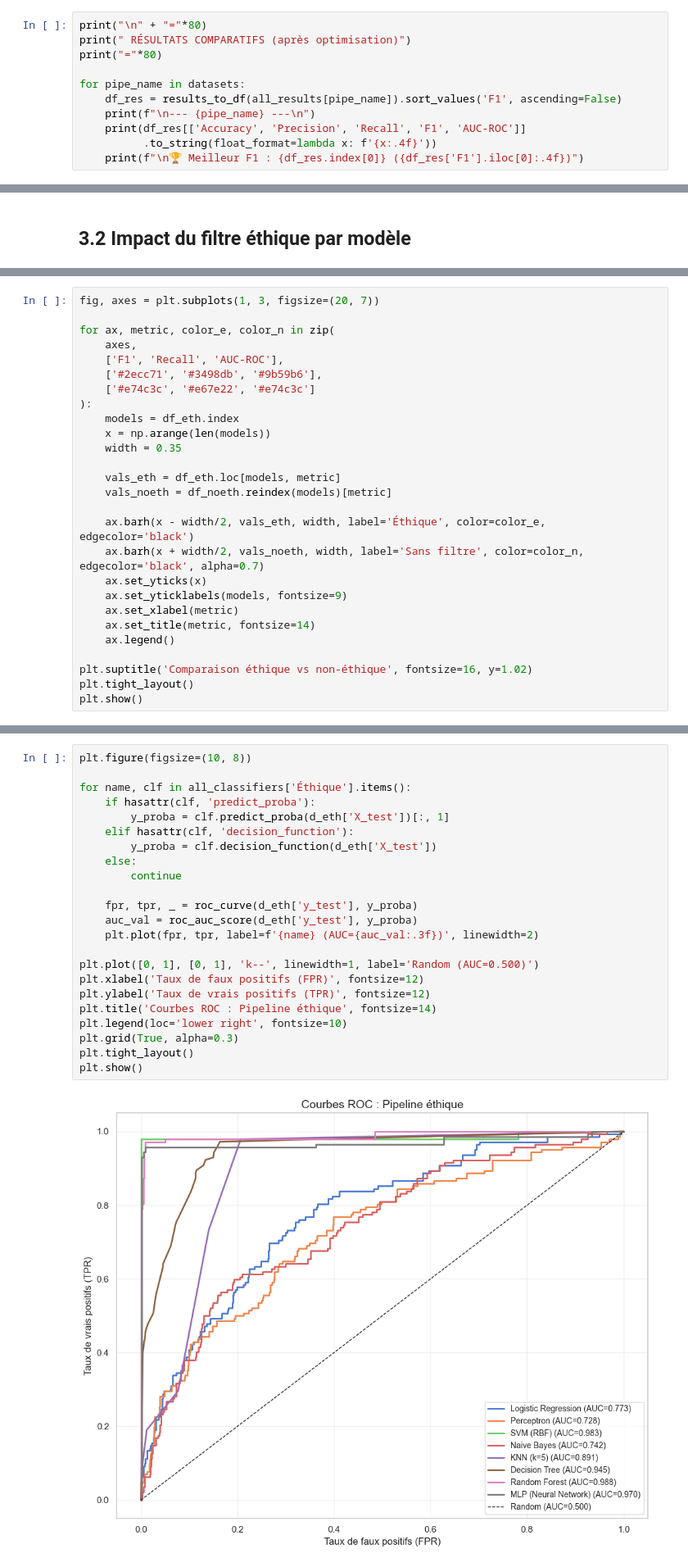
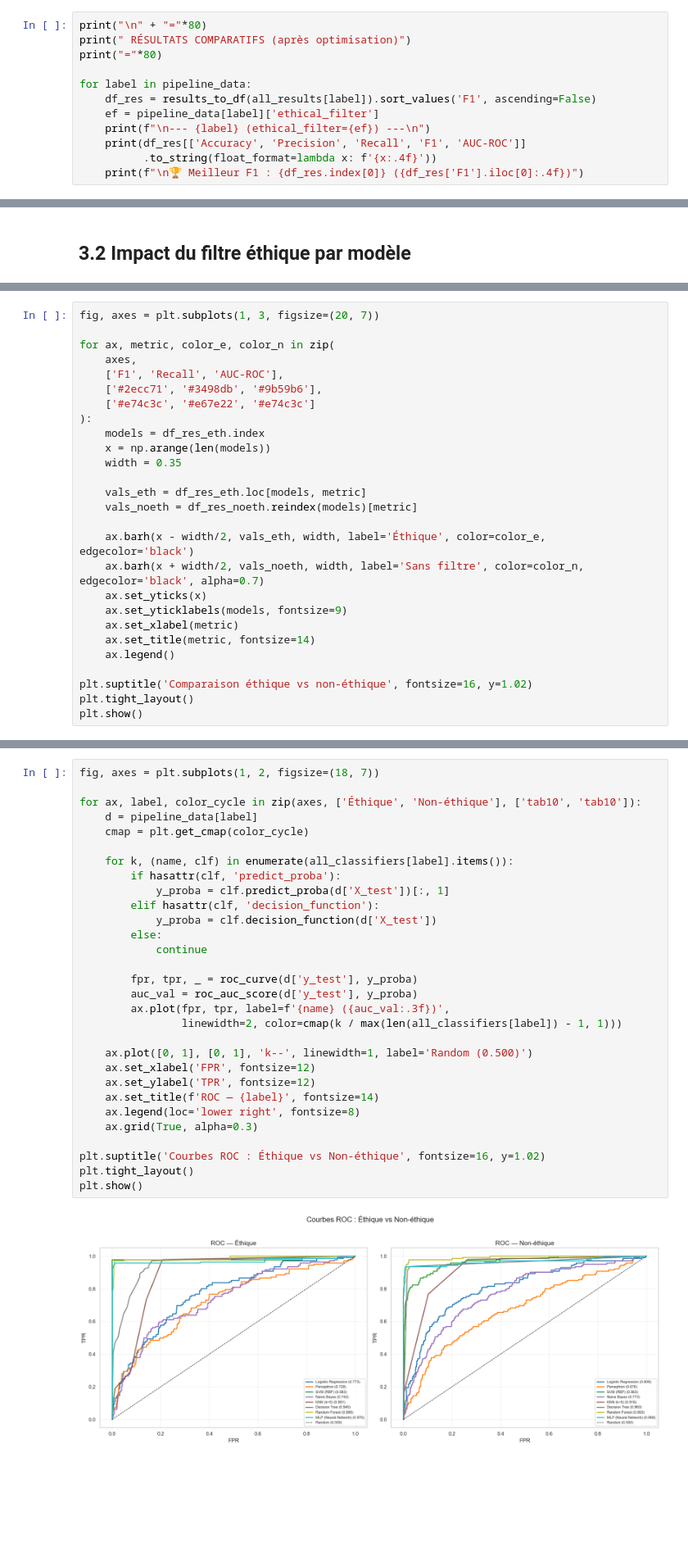
Before and after one commit to Akkuro/Ethical-turnover-analysis, a Jupyter notebook: src/main.ipynb, the cells around one changed output, grey strips where cells are left out. Shown at 82% size. Saved outputs shown, nothing was run; the diff lists cells and outputs as text; blank space fills up the shorter version.

```diff
--- a/src/main.ipynb
+++ b/src/main.ipynb
@@ -1033,9 +1032,10 @@ print("\n" + "="*80)
 print(" RÉSULTATS COMPARATIFS (après optimisation)")
 print("="*80)
 
-for pipe_name in datasets:
-    df_res = results_to_df(all_results[pipe_name]).sort_values('F1', ascending=False)
-    print(f"\n--- {pipe_name} ---\n")
+for label in pipeline_data:
+    df_res = results_to_df(all_results[label]).sort_values('F1', ascending=False)
+    ef = pipeline_data[label]['ethical_filter']
+    print(f"\n--- {label} (ethical_filter={ef}) ---\n")
     print(df_res[['Accuracy', 'Precision', 'Recall', 'F1', 'AUC-ROC']]
           .to_string(float_format=lambda x: f'{x:.4f}'))
     print(f"\n🏆 Meilleur F1 : {df_res.index[0]} ({df_res['F1'].iloc[0]:.4f})")
@@ -1294,12 +1294,12 @@ for ax, metric, color_e, color_n in zip(
     ['#2ecc71', '#3498db', '#9b59b6'],
     ['#e74c3c', '#e67e22', '#e74c3c']
 ):
-    models = df_eth.index
+    models = df_res_eth.index
     x = np.arange(len(models))
     width = 0.35
 
-    vals_eth = df_eth.loc[models, metric]
-    vals_noeth = df_noeth.reindex(models)[metric]
+    vals_eth = df_res_eth.loc[models, metric]
+    vals_noeth = df_res_noeth.reindex(models)[metric]
 
     ax.barh(x - width/2, vals_eth, width, label='Éthique', color=color_e, edgecolor='black')
     ax.barh(x + width/2, vals_noeth, width, label='Sans filtre', color=color_n, edgecolor='black', alpha=0.7)
@@ -1344,26 +1340,33 @@ plt.show()
 # %%
-plt.figure(figsize=(10, 8))
+fig, axes = plt.subplots(1, 2, figsize=(18, 7))
 
-for name, clf in all_classifiers['Éthique'].items():
-    if hasattr(clf, 'predict_proba'):
-        y_proba = clf.predict_proba(d_eth['X_test'])[:, 1]
-    elif hasattr(clf, 'decision_function'):
-        y_proba = clf.decision_function(d_eth['X_test'])
-    else:
-        continue
+for ax, label, color_cycle in zip(axes, ['Éthique', 'Non-éthique'], ['tab10', 'tab10']):
+    d = pipeline_data[label]
+    cmap = plt.get_cmap(color_cycle)
 
-    fpr, tpr, _ = roc_curve(d_eth['y_test'], y_proba)
-    auc_val = roc_auc_score(d_eth['y_test'], y_proba)
-    plt.plot(fpr, tpr, label=f'{name} (AUC={auc_val:.3f})', linewidth=2)
+    for k, (name, clf) in enumerate(all_classifiers[label].items()):
+        if hasattr(clf, 'predict_proba'):
+            y_proba = clf.predict_proba(d['X_test'])[:, 1]
+        elif hasattr(clf, 'decision_function'):
+            y_proba = clf.decision_function(d['X_test'])
+        else:
+            continue
 
-plt.plot([0, 1], [0, 1], 'k--', linewidth=1, label='Random (AUC=0.500)')
-plt.xlabel('Taux de faux positifs (FPR)', fontsize=12)
-plt.ylabel('Taux de vrais positifs (TPR)', fontsize=12)
-plt.title('Courbes ROC : Pipeline éthique', fontsize=14)
-plt.legend(loc='lower right', fontsize=10)
-plt.grid(True, alpha=0.3)
+        fpr, tpr, _ = roc_curve(d['y_test'], y_proba)
+        auc_val = roc_auc_score(d['y_test'], y_proba)
+        ax.plot(fpr, tpr, label=f'{name} ({auc_val:.3f})',
+                linewidth=2, color=cmap(k / max(len(all_classifiers[label]) - 1, 1)))
+
+    ax.plot([0, 1], [0, 1], 'k--', linewidth=1, label='Random (0.500)')
+    ax.set_xlabel('FPR', fontsize=12)
+    ax.set_ylabel('TPR', fontsize=12)
+    ax.set_title(f'ROC — {label}', fontsize=14)
+    ax.legend(loc='lower right', fontsize=8)
+    ax.grid(True, alpha=0.3)
+
+plt.suptitle('Courbes ROC : Éthique vs Non-éthique', fontsize=16, y=1.02)
 plt.tight_layout()
 plt.show()
 # %% [output]
-[figure, old version]
+[figure, new version]
 # %% [markdown]
```
Also changed, not shown: parts of 27 cells of this notebook, 1 other file.
